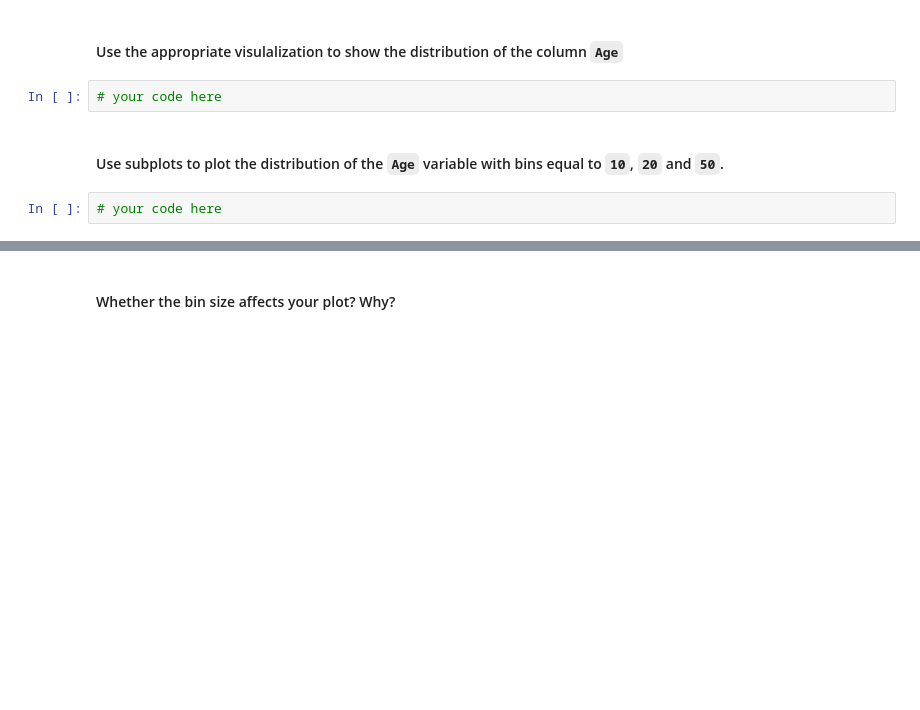
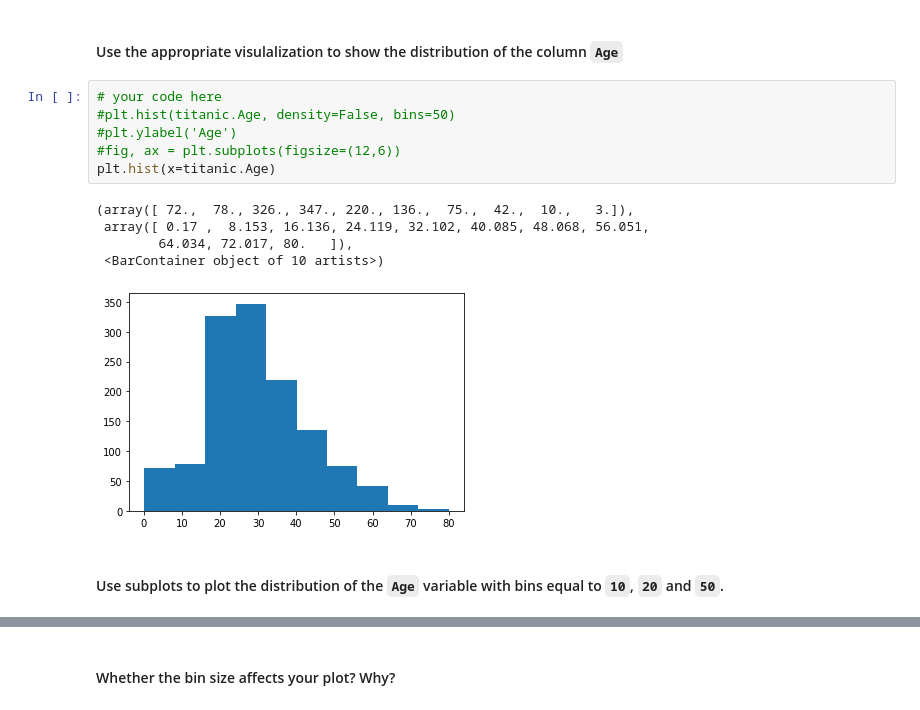
Before and after one commit to Ironhack-Data-Madrid-Enero-2021/lab-visualization-extra, a Jupyter notebook: challenge-2.ipynb, the cells around one changed output, grey strips where cells are left out. Cells and saved outputs as stored; diff of their text form; blank space fills up the shorter version.

```diff
--- a/challenge-2.ipynb
+++ b/challenge-2.ipynb
@@ -35,8 +83,16 @@ titanic.head()
 # %% [markdown]
 #### Use the appropriate visulalization to show the distribution of the column `Age`
-# %%
-# your code here
+# %%
+# your code here
+#plt.hist(titanic.Age, density=False, bins=50)
+#plt.ylabel('Age')
+#fig, ax = plt.subplots(figsize=(12,6))
+plt.hist(x=titanic.Age)
+# %% [output]
+(array([ 72.,  78., 326., 347., 220., 136.,  75.,  42.,  10.,   3.]),
+ array([ 0.17 ,  8.153, 16.136, 24.119, 32.102, 40.085, 48.068, 56.051,
+        64.034, 72.017, 80.   ]),
+ <BarContainer object of 10 artists>)
+[figure, added]
 # %% [markdown]
 #### Use subplots to plot the distribution of the `Age` variable with bins equal to `10`, `20` and `50`.
-# %%
-# your code here
```
Also changed, not shown: parts of 15 cells of this notebook.
